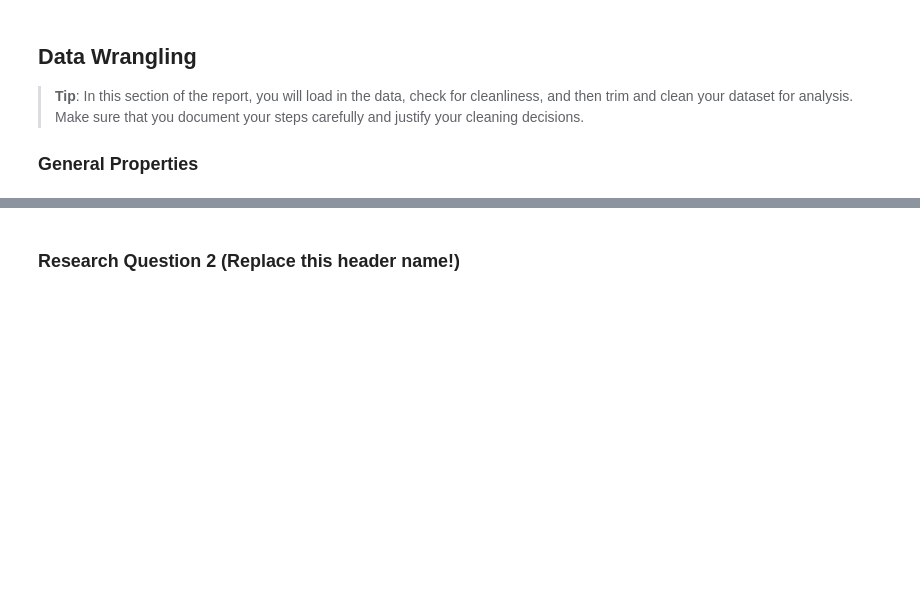
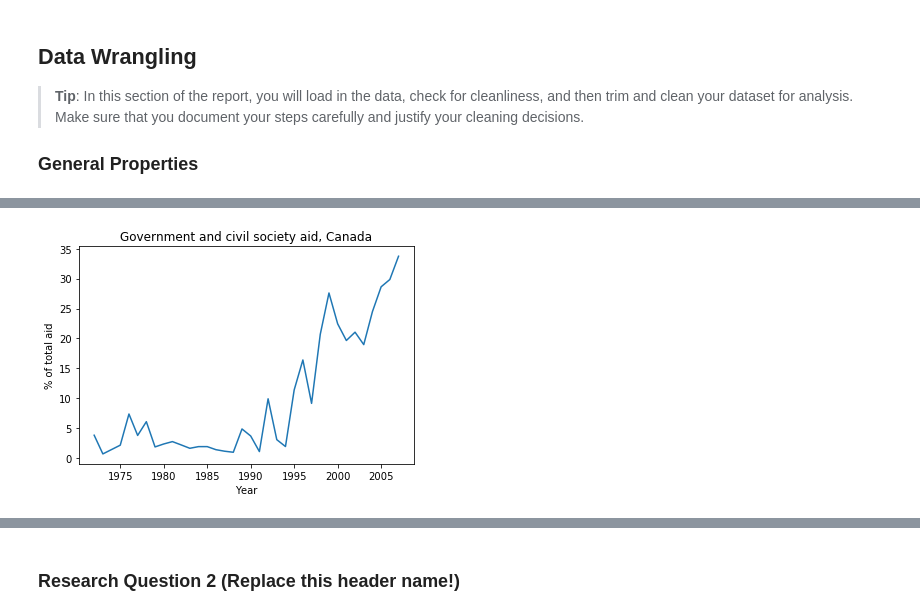
Before and after one commit to szimmers/udacity-dand-term1, a Jupyter notebook: dataset_investigation/report_canada_youth_suicide.ipynb, the cells around one changed output, grey strips where cells are left out. Cells and saved outputs as stored; diff of their text form; code cells hidden in the pictures; blank space fills up the shorter version.

```diff
--- a/dataset_investigation/report_canada_youth_suicide.ipynb
+++ b/dataset_investigation/report_canada_youth_suicide.ipynb
@@ -69,0 +261,10 @@ import matplotlib.pyplot as plt
+# %%
+plt.plot(df_aid_can['year'], df_aid_can['aid'])
+
+plt.title('Government and civil society aid, Canada')
+plt.xlabel('Year')
+plt.ylabel('% of total aid')
+
+plt.show()
+# %% [output]
+[figure, added]
```
Also changed, not shown: parts of 40 cells of this notebook.
